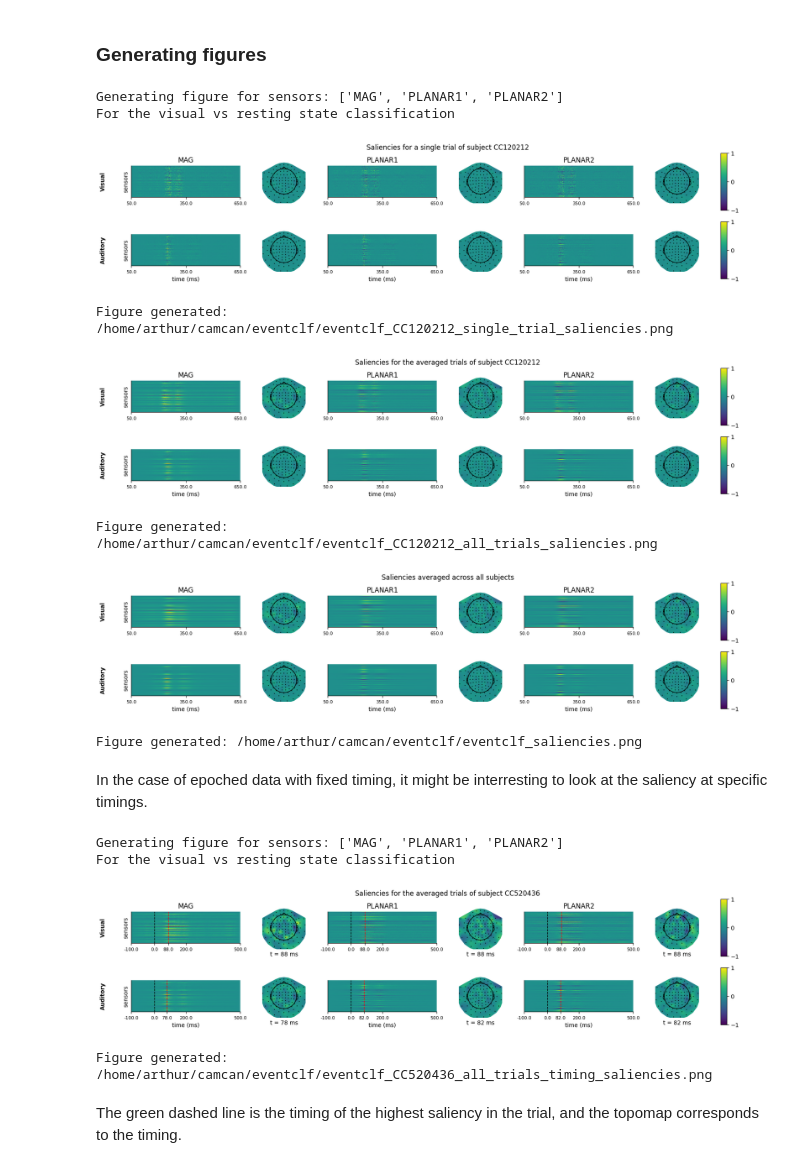
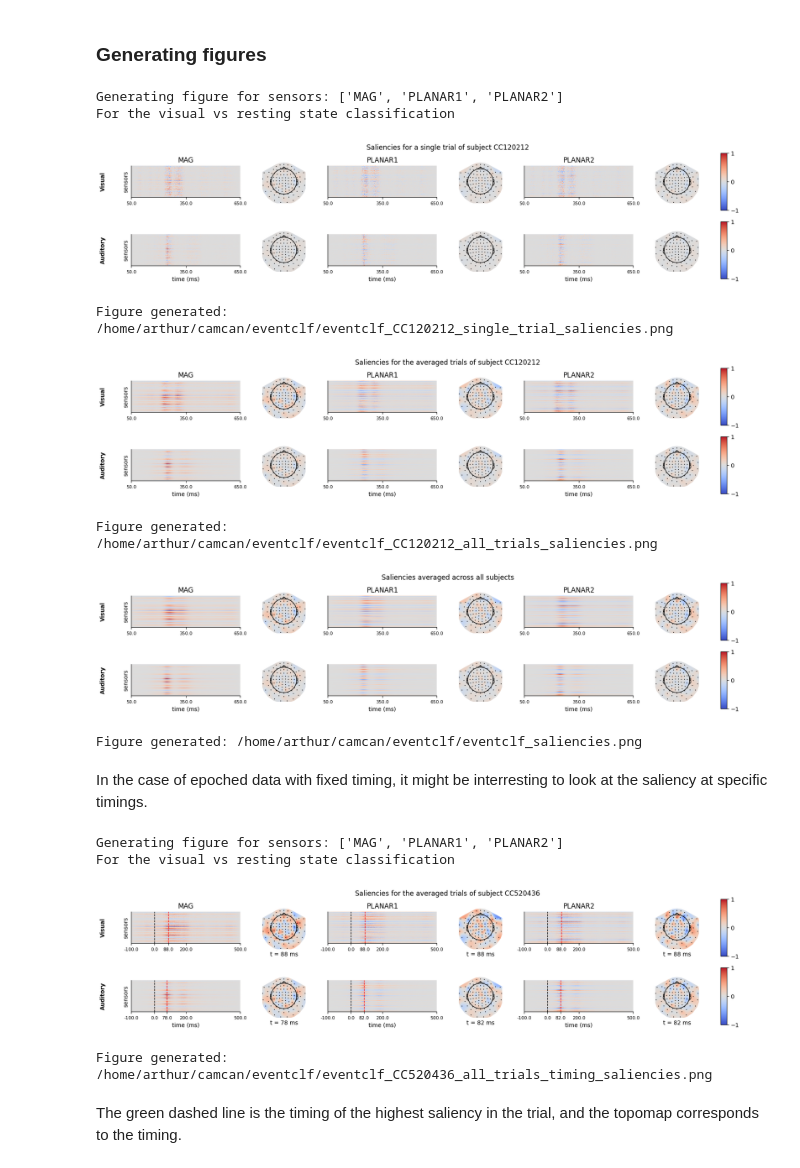
Before and after one commit to arthurdehgan/meegnet, a Jupyter notebook: notebooks/visu_saliency.ipynb, the cells around one changed output. Cells and saved outputs as stored; diff of their text form; code cells hidden in the pictures.

Commit message:
switched back to coolwarm

```diff
--- a/notebooks/visu_saliency.ipynb
+++ b/notebooks/visu_saliency.ipynb
@@ -105,7 +105,7 @@ No valid data loaded — subject skipped or all trials mismatched.
 sensors = ['MAG', 'PLANAR1', 'PLANAR2']
 stim_tick = 75  # The index for the stimulus timing (150ms in a 800ms trial at 500Hz)
 saliency_types = ('pos', 'neg')
-cmap = 'viridis'
+cmap = 'coolwarm'
 
 fig_path = os.path.join(save_path, 'figures')
 if not os.path.exists(fig_path):
@@ -203,38 +203,38 @@ for i, sub in enumerate(tqdm(dataset.subject_list)):
 		)
 		print(f'Figure generated: {out_path}')
 	if skip:
 		random_subject_idx += 1
 		continue
 
 for label in dataset.target_labels:
 	for saliency_type in saliency_types:
 		if type(all_saliencies[saliency_type][label]) is list:
 			all_saliencies[saliency_type][label] = np.array(all_saliencies[saliency_type][label])
 
 data_dict = get_saliency_data(all_saliencies)
 final_dict = {key: np.mean(val, axis=0)[np.newaxis] for key, val in data_dict.items()}
 
 out_path = generate_saliency_figure(
 	final_dict,
 	info=info,
 	save_path=save_path,
 	suffix=f'{classif}',
 	sensors=sensors,
 	title=f'Saliencies averaged across all subjects',
 	cmap=cmap,
 	show=True,
 	edge=50,
 	topomap='average',
 )
 print(f'Figure generated: {out_path}')
 # %% [output]
 Generating figure for sensors: ['MAG', 'PLANAR1', 'PLANAR2']
 For the visual vs resting state classification
-[figure, old version]
+[figure, new version]
 Figure generated: /home/arthur/camcan/eventclf/eventclf_CC120212_single_trial_saliencies.png
-[figure, old version]
+[figure, new version]
 Figure generated: /home/arthur/camcan/eventclf/eventclf_CC120212_all_trials_saliencies.png
-[figure, old version]
+[figure, new version]
 Figure generated: /home/arthur/camcan/eventclf/eventclf_saliencies.png
 # %% [markdown]
 In the case of epoched data with fixed timing, it might be interresting to look at the saliency at specific timings.
@@ -299,7 +299,7 @@ print(f'Figure generated: {out_path}');
 # %% [output]
 Generating figure for sensors: ['MAG', 'PLANAR1', 'PLANAR2']
 For the visual vs resting state classification
-[figure, old version]
+[figure, new version]
 Figure generated: /home/arthur/camcan/eventclf/eventclf_CC520436_all_trials_timing_saliencies.png
 # %% [markdown]
 The green dashed line is the timing of the highest saliency in the trial, and the topomap corresponds to the timing.
```
